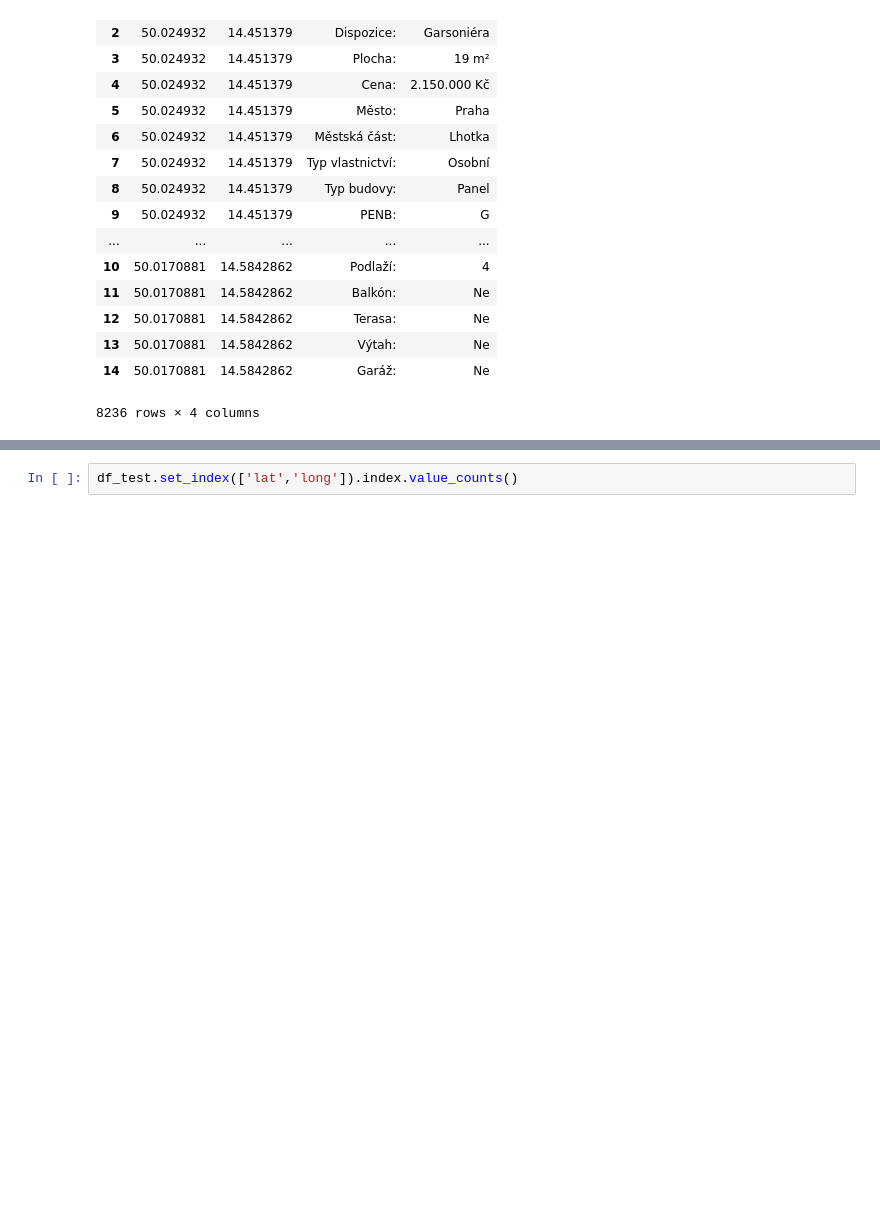
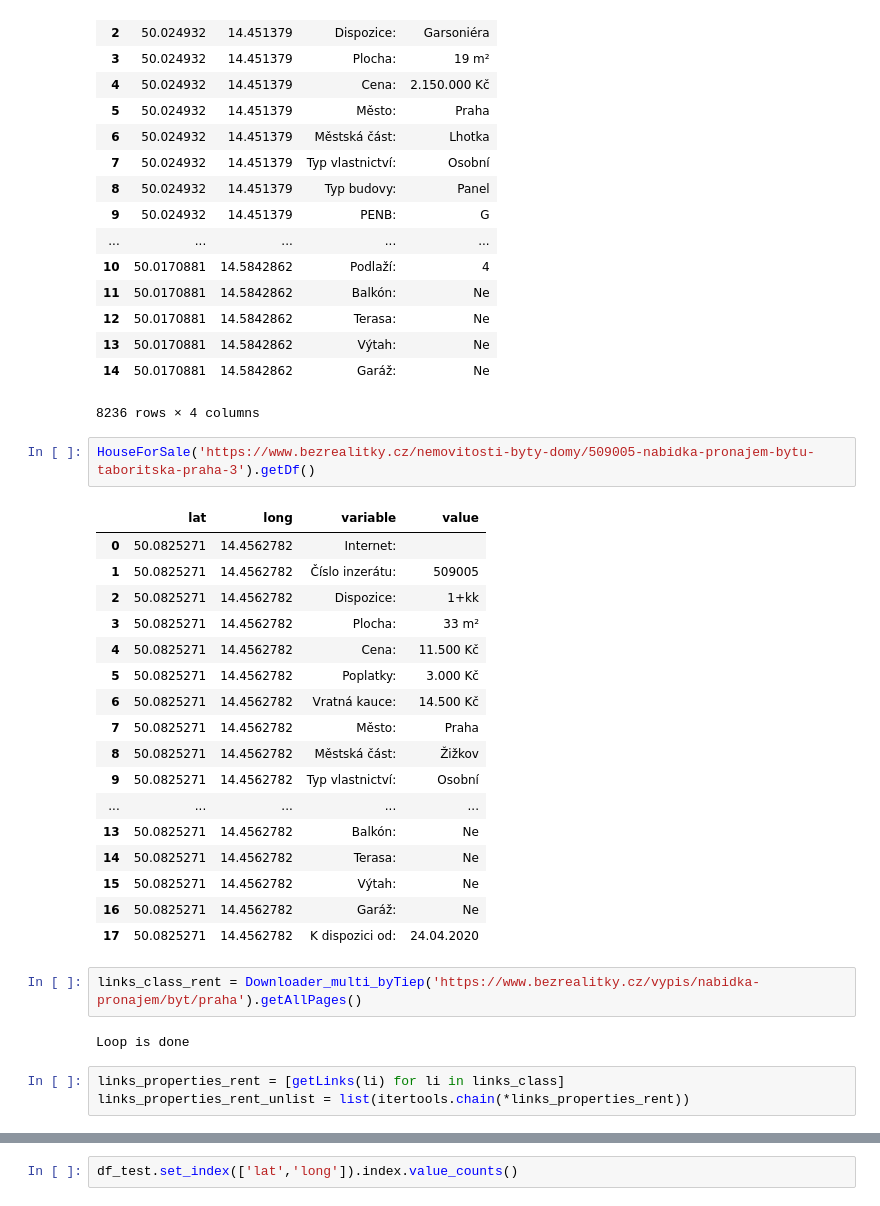
Before and after one commit to luutomas/PythonProject, a Jupyter notebook: Project.ipynb, the cells around one changed output, grey strips where cells are left out. Drawn from its saved outputs; the diff is of its cells as text; blank space fills up the shorter version.

Commit message:
Added Rent database utilizing work for sale

```diff
--- a/Project.ipynb
+++ b/Project.ipynb
@@ -363,3 +360,30 @@ df_complete_sale
 | 13 | 50.0170881 | 14.5842862 | Výtah: | Ne |
 | 14 | 50.0170881 | 14.5842862 | Garáž: | Ne |
 8236 rows × 4 columns
+# %%
+HouseForSale('https://www.bezrealitky.cz/nemovitosti-byty-domy/509005-nabidka-pronajem-bytu-taboritska-praha-3').getDf()
+# %% [output]
+|  | lat | long | variable | value |
+| 0 | 50.0825271 | 14.4562782 | Internet: |  |
+| 1 | 50.0825271 | 14.4562782 | Číslo inzerátu: | 509005 |
+| 2 | 50.0825271 | 14.4562782 | Dispozice: | 1+kk |
+| 3 | 50.0825271 | 14.4562782 | Plocha: | 33 m² |
+| 4 | 50.0825271 | 14.4562782 | Cena: | 11.500 Kč |
+| 5 | 50.0825271 | 14.4562782 | Poplatky: | 3.000 Kč |
+| 6 | 50.0825271 | 14.4562782 | Vratná kauce: | 14.500 Kč |
+| 7 | 50.0825271 | 14.4562782 | Město: | Praha |
+| 8 | 50.0825271 | 14.4562782 | Městská část: | Žižkov |
+| 9 | 50.0825271 | 14.4562782 | Typ vlastnictví: | Osobní |
+| ... | ... | ... | ... | ... |
+| 13 | 50.0825271 | 14.4562782 | Balkón: | Ne |
+| 14 | 50.0825271 | 14.4562782 | Terasa: | Ne |
+| 15 | 50.0825271 | 14.4562782 | Výtah: | Ne |
+| 16 | 50.0825271 | 14.4562782 | Garáž: | Ne |
+| 17 | 50.0825271 | 14.4562782 | K dispozici od: | 24.04.2020 |
+# %%
+links_class_rent = Downloader_multi_byTiep('https://www.bezrealitky.cz/vypis/nabidka-pronajem/byt/praha').getAllPages()
+# %% [output]
+Loop is done
+# %%
+links_properties_rent = [getLinks(li) for li in links_class]
+links_properties_rent_unlist = list(itertools.chain(*links_properties_rent))
```
Also changed, not shown: parts of 6 cells of this notebook.
